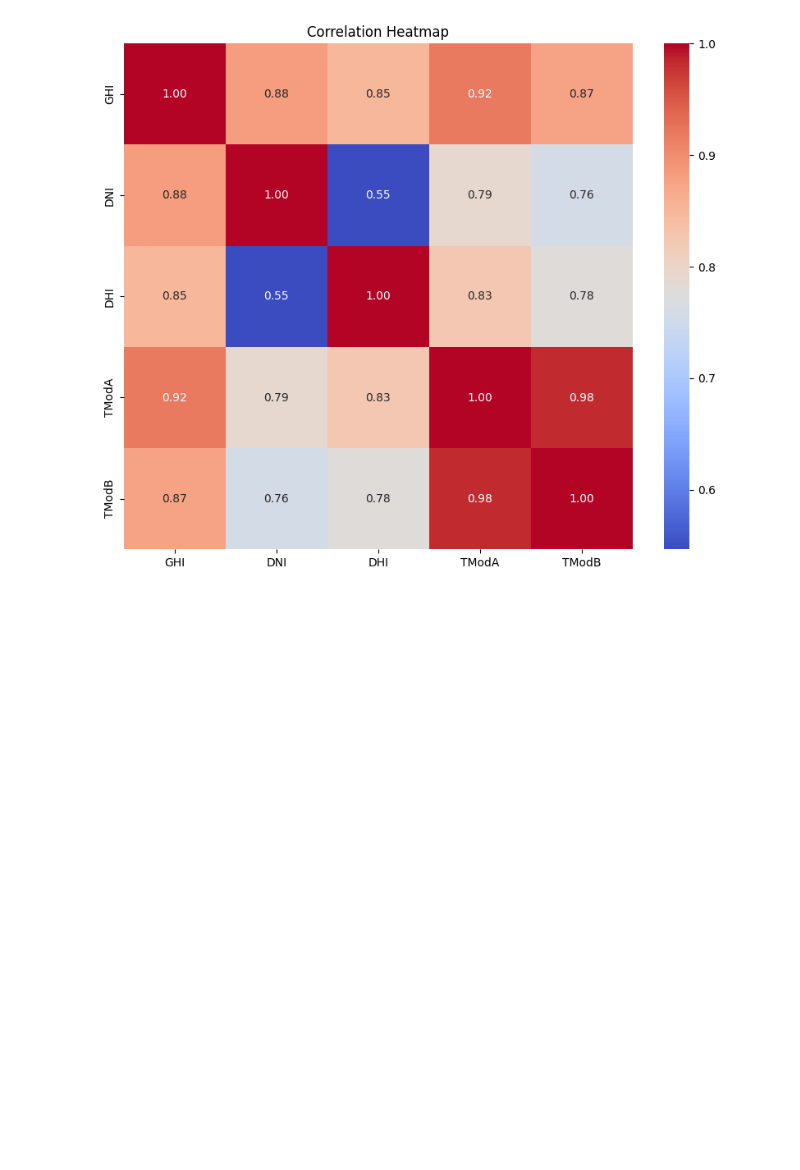
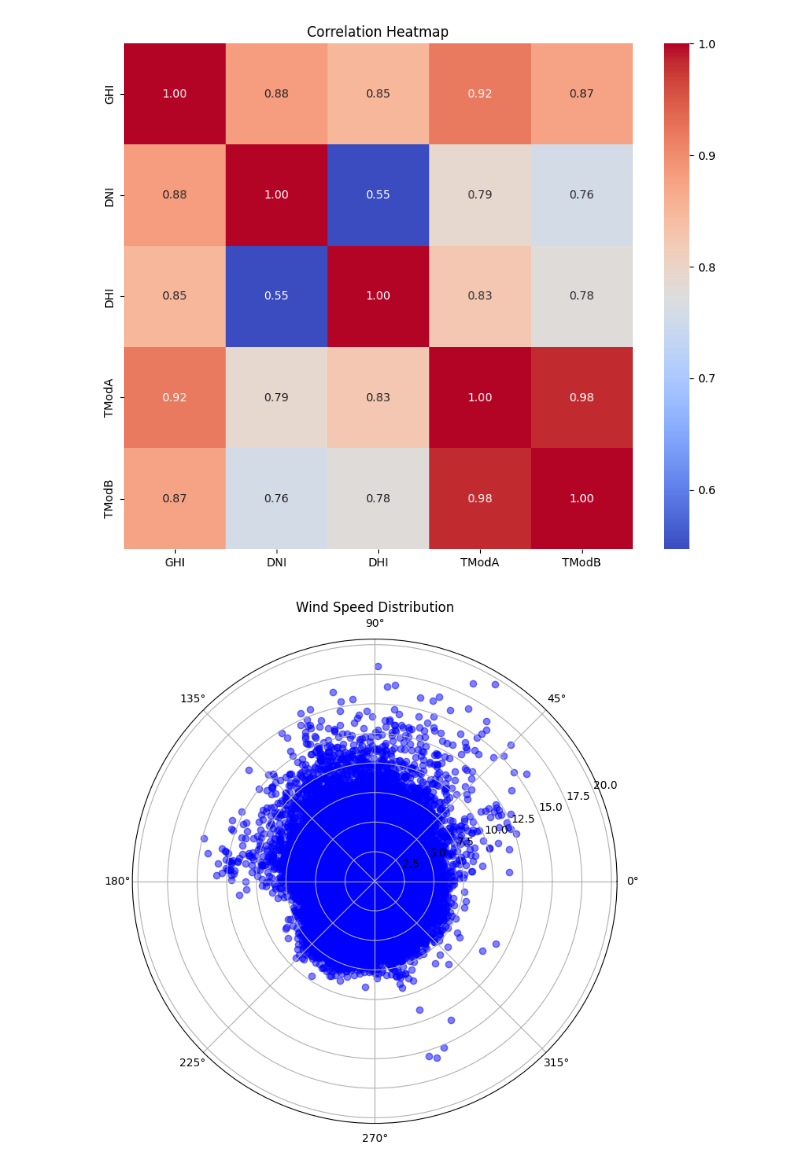
Before and after one commit to Alpha-Mintamir/solar_farm_data_analysis, a Jupyter notebook: notebooks/exploratory_data_analysis.ipynb, the cells around one changed output. Drawn from its saved outputs; the diff is of its cells as text; code cells hidden in the pictures; blank space fills up the shorter version.

Commit message:
Wind and Temperature Analysis

```diff
--- a/notebooks/exploratory_data_analysis.ipynb
+++ b/notebooks/exploratory_data_analysis.ipynb
@@ -129,3 +129,17 @@ def plot_correlation_heatmap(df):
 plot_correlation_heatmap(df_benin)
 # %% [output]
 [figure]
+# %%
+def plot_wind_polar(df):
+    plt.figure(figsize=(8, 8))
+    plt.subplot(projection='polar')
+    theta = np.deg2rad(df['WD'].dropna())
+    r = df['WS'].dropna()
+    plt.scatter(theta, r, c='b', alpha=0.5)
+    plt.title('Wind Speed Distribution')
+    plt.show()
+
+
+plot_wind_polar(df_benin)
+# %% [output]
+[figure, added]
```
